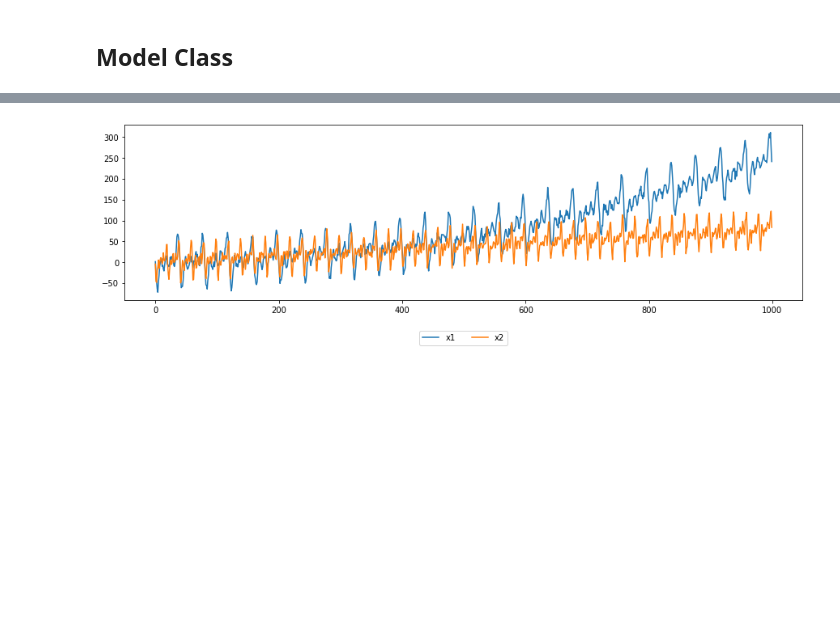
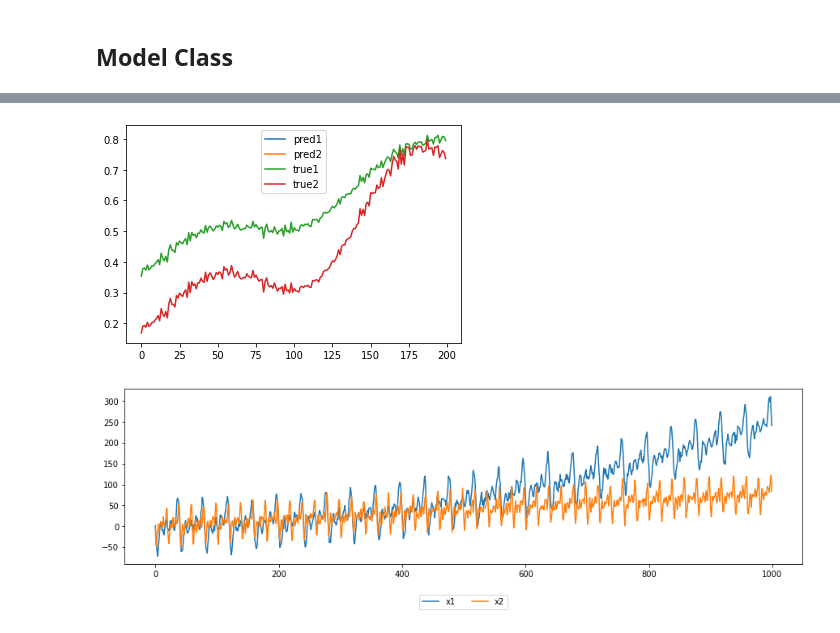
Before and after one commit to StefB4/Head2Eye, a Jupyter notebook: Seq2Seq.ipynb, the cells around one changed output, grey strips where cells are left out. Drawn from its saved outputs; the diff is of its cells as text; code cells hidden in the pictures; blank space fills up the shorter version.

```diff
--- a/Seq2Seq.ipynb
+++ b/Seq2Seq.ipynb
@@ -306,7 +320,7 @@ ZeroDivisionError: division by zero
 # %%
 ## TODO: Proper inheritance. Get rid of Model inheritance? Model compilation otherwise outside of class?
 # %%
-class LSTMSeq2Seq(Model):
+class LSTMSeq2Seq_1(Model):
 
     def __init__(self, n_hidden, input_shape, output_shape):
         super(LSTMSeq2Seq, self).__init__()
@@ -336,9 +350,36 @@ class LSTMSeq2Seq(Model):
         plot_model(self.model, to_file='model_plot.png', show_shapes=True, show_layer_names=True)
 
 
+class LSTMSeq2Seq(Model):
+
+    def __init__(self, n_hidden, input_shape, output_shape):
+        super(LSTMSeq2Seq, self).__init__()
 
 
+        # Define an input sequence and process it.
+        encoder_inputs = Input(shape=(input_shape))
+        encoder = LSTM(n_hidden, return_state=True)
+        encoder_outputs, state_h, state_c = encoder(encoder_inputs)
+        # We discard `encoder_outputs` and only keep the states.
+        encoder_states = [state_h, state_c]
 
+        # Set up the decoder, using `encoder_states` as initial state.
+        decoder_inputs = Input(shape=(output_shape))
+        # We set up our decoder to return full output sequences,
+        # and to return internal states as well. We don't use the
+        # return states in the training model, but we will use them in inference.
+        decoder_lstm = LSTM(n_hidden, return_sequences=True, return_state=True)
+        decoder_outputs, _, _ = decoder_lstm(decoder_inputs,
+                                             initial_state=encoder_states)
+        decoder_dense = Dense(output_shape[0], activation='softmax')
+        decoder_outputs = decoder_dense(decoder_outputs)
+
+        # Define the model that will turn
+        # `encoder_input_data` & `decoder_input_data` into `decoder_target_data`
+        self.model = Model([encoder_inputs, decoder_inputs], decoder_outputs)
+        #opt = Adam(lr=0.01, clipnorm=1)
+        self.model.compile(loss='mean_squared_error', metrics=['mae']) # optimizer=opt,
+        self.model.summary()
 
 
     def call(self, inputs):
@@ -371,3 +415,9 @@ ________________________________________________________________________________
+# %%
+LSTM_model.model.compile(optimizer='rmsprop', loss='categorical_crossentropy')
+LSTM_model.model.fit([encoder_input_data, decoder_input_data], decoder_target_data,
+          batch_size=batch_size,
+          epochs=epochs,
+          validation_split=0.2)
 # %%
 history = None
 epc = 20
@@ -407,4 +448,4 @@ plt.show()
 # %%
 
-test_pred = model.predict(test_set_source)
-#test_true = test_set_target
+test_pred = LSTM_model.model.predict(test_set_source)
+test_true = test_set_target
@@ -411,8 +472,12 @@ test_pred = model.predict(test_set_source)
 # %%
-plt.plot(test_pred[:,:,2], label="pred")
-plt.plot(test_true[:,:,2], label="true")
+plt.plot(test_pred[100,:,0], label="pred1")
+plt.plot(test_pred[100,:,1], label="pred2")
+plt.plot(test_true[100,:,0], label="true1")
+plt.plot(test_true[100,:,1], label="true2")
 plt.legend(loc="upper center")
 plt.show()
+# %% [output]
+[figure, added]
 # %%
 # train and test data
 # format, full array with columns holding the data:
```
Also changed, not shown: parts of 12 cells of this notebook.
